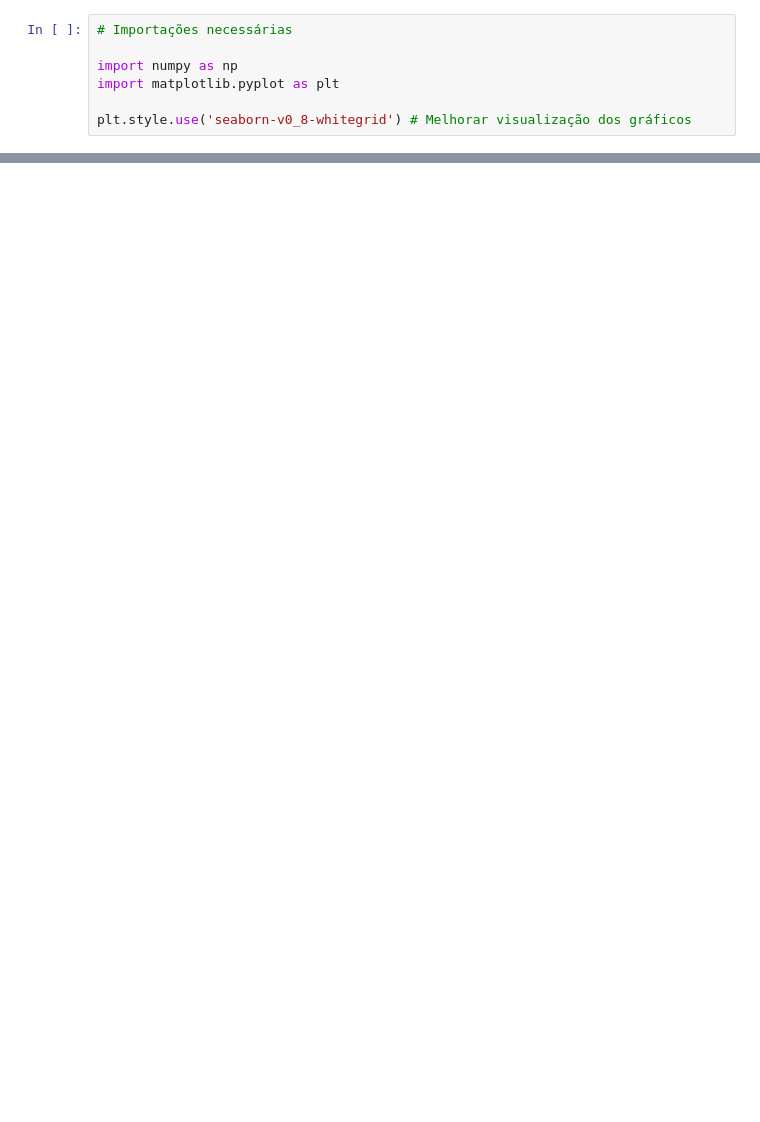
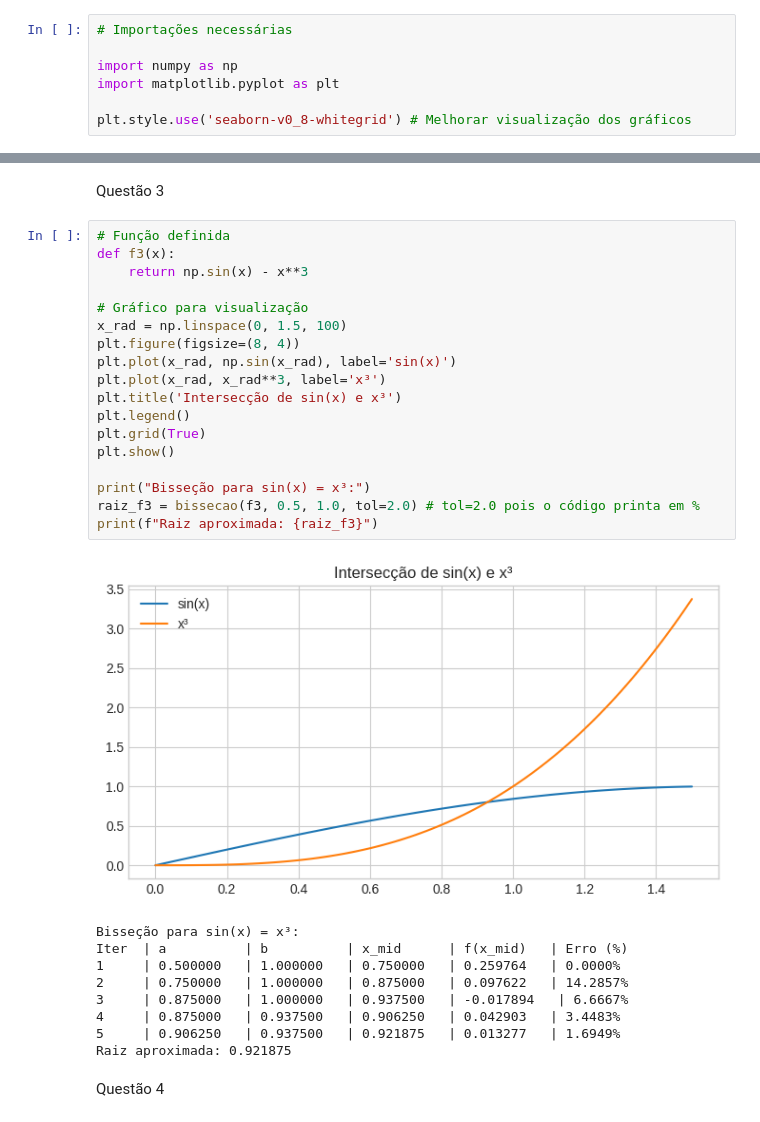
Before and after one commit to arthur-siqueira/metodos-numericos, a Jupyter notebook: metodos_bissecao.ipynb, the cells around one changed output, grey strips where cells are left out. Drawn from its saved outputs; the diff is of its cells as text; blank space fills up the shorter version.

Commit message:
Adiciona resolução completa do exercício sobre métodos de bisseção

```diff
--- a/metodos_bissecao.ipynb
+++ b/metodos_bissecao.ipynb
@@ -76,0 +142,32 @@ Raiz encontrada: 0.693176
+# %% [markdown]
+Questão 3
+# %%
+# Função definida
+def f3(x):
+    return np.sin(x) - x**3
+
+# Gráfico para visualização
+x_rad = np.linspace(0, 1.5, 100)
+plt.figure(figsize=(8, 4))
+plt.plot(x_rad, np.sin(x_rad), label='sin(x)')
+plt.plot(x_rad, x_rad**3, label='x³')
+plt.title('Intersecção de sin(x) e x³')
+plt.legend()
+plt.grid(True)
+plt.show()
+
+print("Bisseção para sin(x) = x³:")
+raiz_f3 = bissecao(f3, 0.5, 1.0, tol=2.0) # tol=2.0 pois o código printa em %
+print(f"Raiz aproximada: {raiz_f3}")
+# %% [output]
+[figure, added]
+Bisseção para sin(x) = x³:
+Iter  | a          | b          | x_mid      | f(x_mid)   | Erro (%)
+1     | 0.500000   | 1.000000   | 0.750000   | 0.259764   | 0.0000%
+2     | 0.750000   | 1.000000   | 0.875000   | 0.097622   | 14.2857%
+3     | 0.875000   | 1.000000   | 0.937500   | -0.017894   | 6.6667%
+4     | 0.875000   | 0.937500   | 0.906250   | 0.042903   | 3.4483%
+5     | 0.906250   | 0.937500   | 0.921875   | 0.013277   | 1.6949%
+Raiz aproximada: 0.921875
+# %% [markdown]
+Questão 4
```
Also changed, not shown: parts of 7 cells of this notebook.
